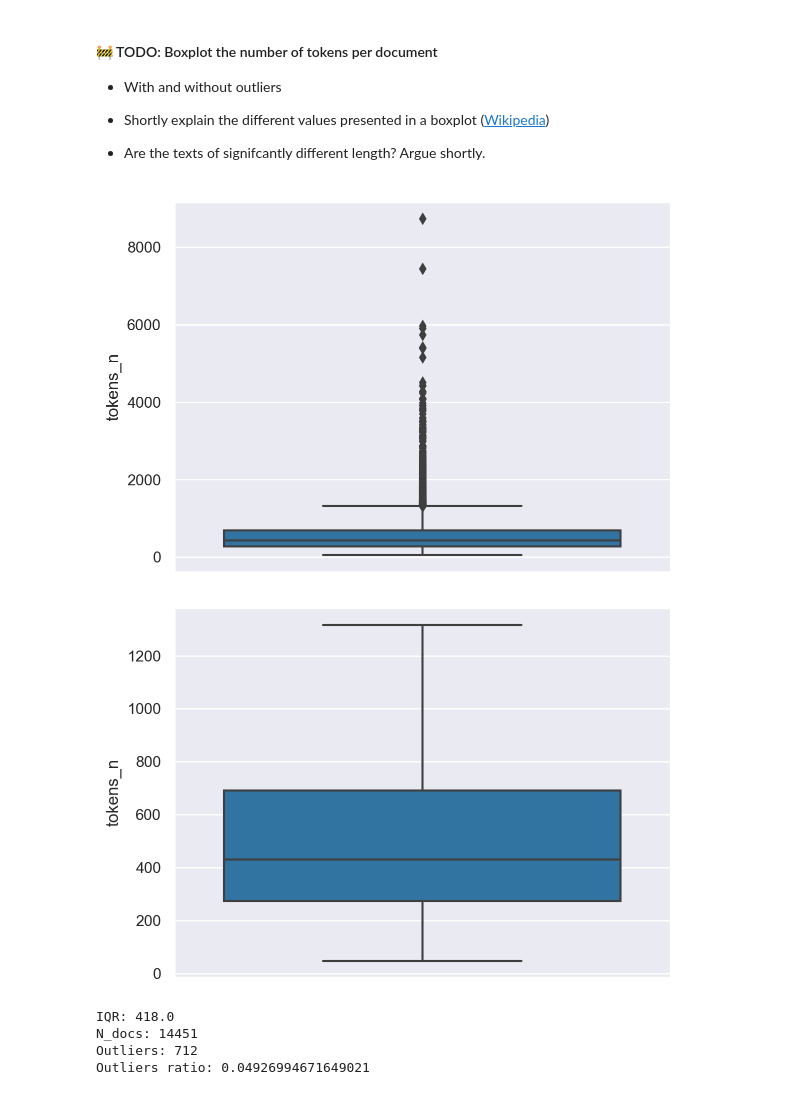
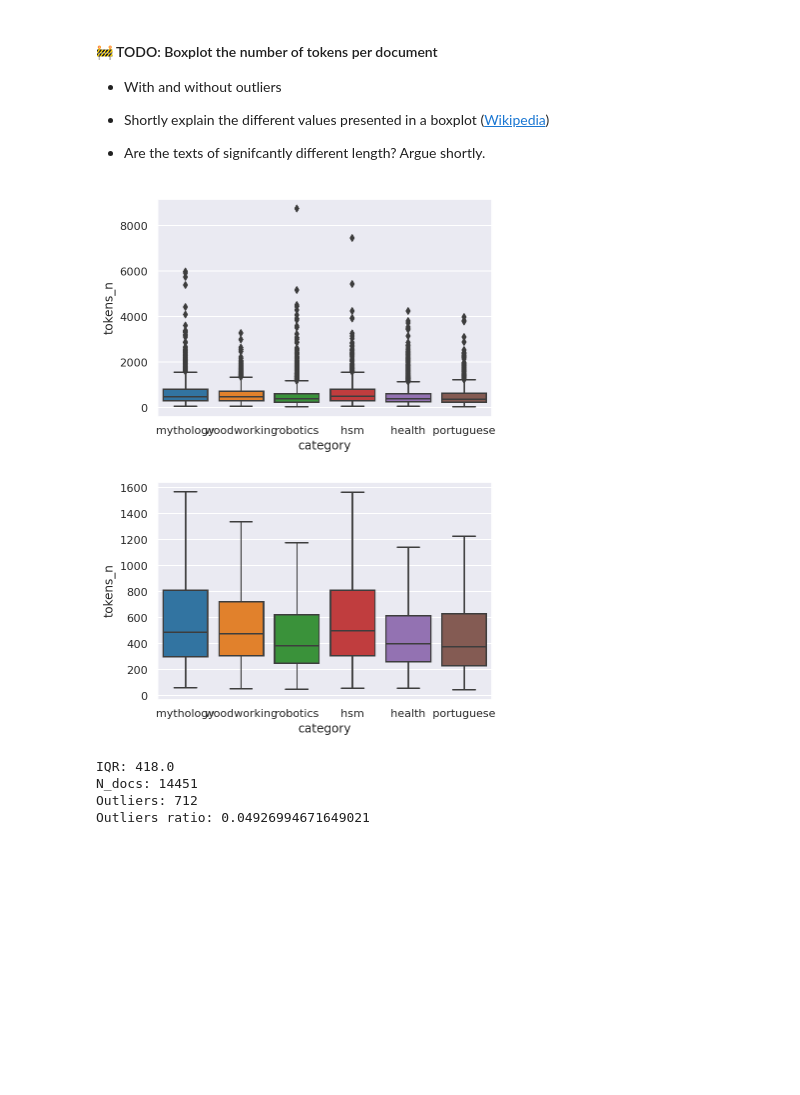
Before and after one commit to jlopetegui98/HandsOn-NLP, a Jupyter notebook: TP2/HoNLP-week2.ipynb, the cells around one changed output. Drawn from its saved outputs; the diff is of its cells as text; code cells hidden in the pictures; blank space fills up the shorter version.

```diff
--- a/TP2/HoNLP-week2.ipynb
+++ b/TP2/HoNLP-week2.ipynb
@@ -383,17 +375,21 @@ plt.show()
 
 doc_df["tokens_n"] = doc_df.text.progress_map(word_tokenize).map(len)
 # boxplot with seaborn
-sns.boxplot(y="tokens_n", data=doc_df)
+sns.boxplot(x="category", y="tokens_n", data=doc_df)
+#plt.xticks(rotation=35)
+plt.show()
+
+#sns.boxplot(y="tokens_n", data=doc_df)
 # plt.xticks(rotation=35)
 plt.show()
 # %% [output]
-[figure, old version]
+[figure, new version]
 # %%
 # plot without outliers
-sns.boxplot(y="tokens_n", data=doc_df, showfliers=False)
+sns.boxplot(x= "category", y="tokens_n", data=doc_df, showfliers=False)
 plt.show()
 # %% [output]
-[figure, old version]
+[figure, new version]
 # %%
 # calculate the number of outliers and its ratio
 q1 = doc_df["tokens_n"].quantile(0.25)
```
Also changed, not shown: parts of 23 cells of this notebook.
